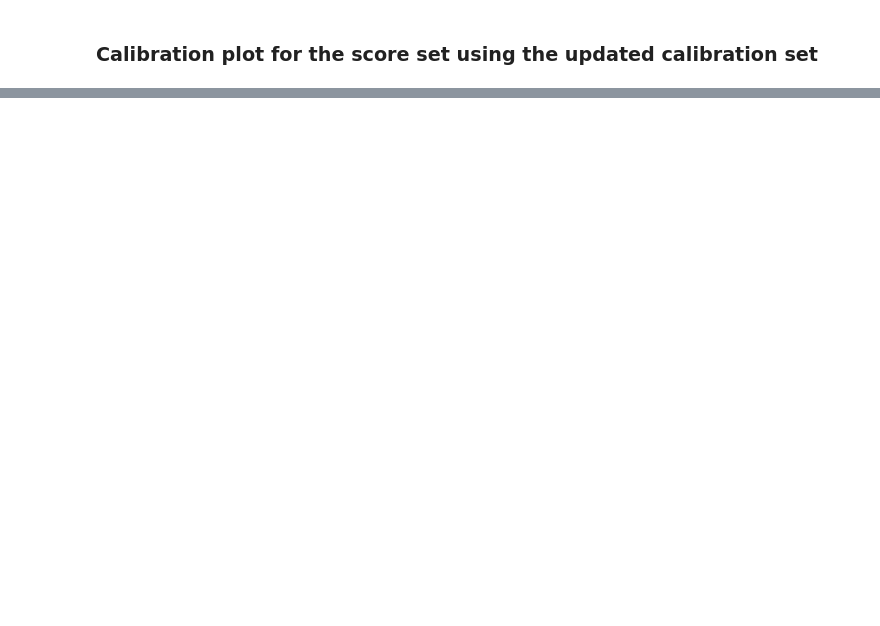
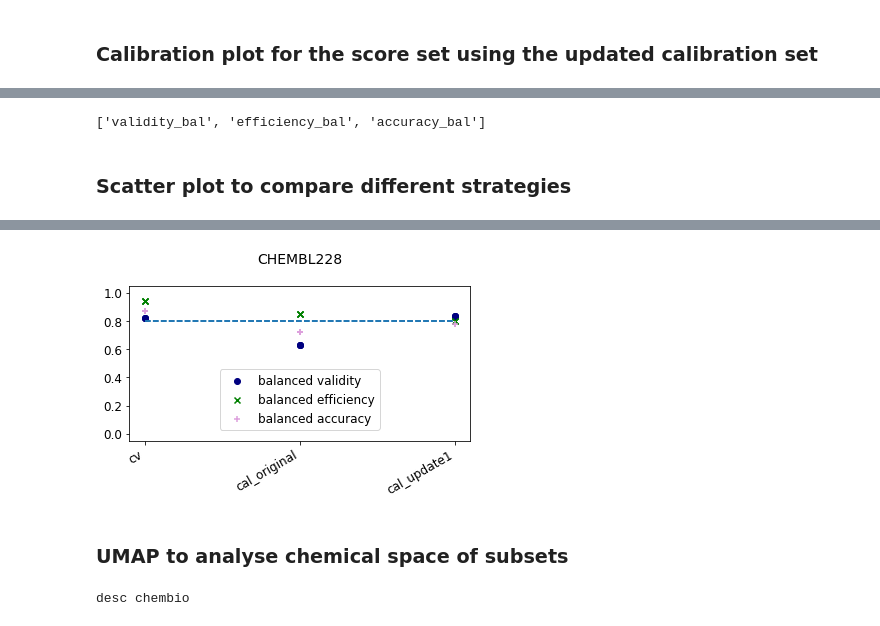
Before and after one commit to volkamerlab/CPrecalibration_manuscript_SI, a Jupyter notebook: code/continuous_calibration_example.ipynb, the cells around one changed output, grey strips where cells are left out. Drawn from its saved outputs; the diff is of its cells as text; code cells hidden in the pictures; blank space fills up the shorter version.

```diff
--- a/code/continuous_calibration_example.ipynb
+++ b/code/continuous_calibration_example.ipynb
@@ -424,0 +417,14 @@ cross_validator.calibration_plot(endpoint=endpoint, averaged_evaluation_df=cross
+# %%
+strategies = ["cv_original", "original", "update1"]#, "update2"]
+eval_df_columns = ["validity_bal mean", "efficiency_bal mean", "accuracy_bal mean", "significance_level"]
+# %%
+evaluation_measures = [m.split(" ")[0] for m in eval_df_columns[:-1]]
+print(evaluation_measures)
+# %% [output]
+['validity_bal', 'efficiency_bal', 'accuracy_bal']
+# %%
+evaluation_dfs_dict = {}
+evaluation_dfs_dict["cv_original"] = cross_validator.averaged_evaluation_df_cv[eval_df_columns]
+evaluation_dfs_dict["original"] = cross_validator.averaged_evaluation_df_pred_score[eval_df_columns]
+evaluation_dfs_dict["update1"] = cross_validator.averaged_evaluation_df_cal_update_1[eval_df_columns]
+# evaluation_dfs_dict["update2"] = cross_validator.averaged_evaluation_df_cv[eval_df_columns]
@@ -424,0 +435,5 @@ cross_validator.calibration_plot(endpoint=endpoint, averaged_evaluation_df=cross
+# %% [markdown]
+### Scatter plot to compare different strategies
+# %%
+draw_scatter_plot_one_endpoint(endpoint, evaluation_dfs_dict, evaluation_measures=evaluation_measures)
+# %% [output]
@@ -424,0 +442,9 @@ cross_validator.calibration_plot(endpoint=endpoint, averaged_evaluation_df=cross
+[figure, added]
+# %% [markdown]
+### UMAP to analyse chemical space of subsets
+# %%
+embedding, colours_numbers = create_umap_data(
+    chembl_id=endpoint, descriptors_df=data, thresholds=thresholds, n_neighbors=n_neighbors,
+    min_distances=min_distances, distance_metric=distance_metric, dataset_colours=umap_colours)
+# %% [output]
+desc chembio
```
Also changed, not shown: parts of 25 cells of this notebook, 2 other files.
